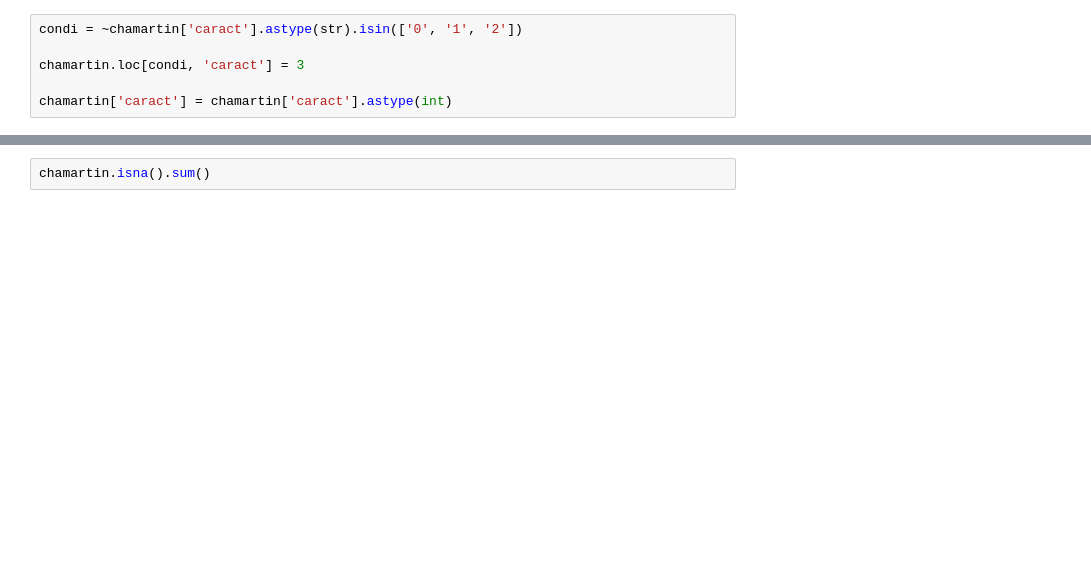
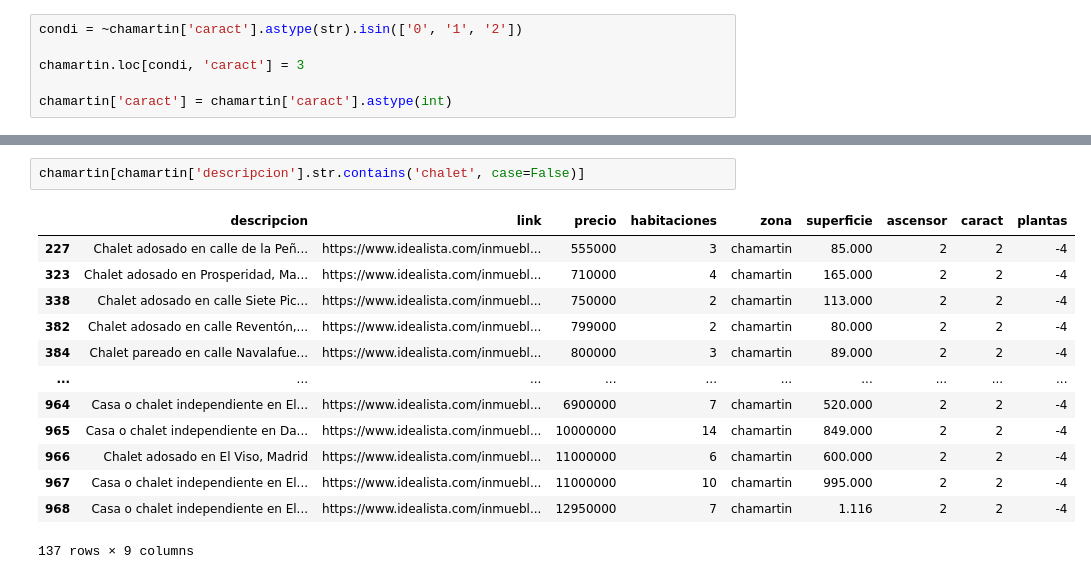
Before and after one commit to Gbau11/Analisis-de-la-vivienda-Idealista, a Jupyter notebook: jupyter/venta_madrid centro/Joins_distritos.ipynb, the cells around one changed output, grey strips where cells are left out. Saved outputs shown, nothing was run; the diff lists cells and outputs as text; blank space fills up the shorter version.

```diff
--- a/jupyter/venta_madrid centro/Joins_distritos.ipynb
+++ b/jupyter/venta_madrid centro/Joins_distritos.ipynb
@@ -284,2 +322,16 @@ chamartin
-# %%
-chamartin.isna().sum()
+# %%
+chamartin[chamartin['descripcion'].str.contains('chalet', case=False)]
+# %% [output]
+|  | descripcion | link | precio | habitaciones | zona | superficie | ascensor | caract | plantas |
+| 227 | Chalet adosado en calle de la Peñ... | https://www.idealista.com/inmuebl... | 555000 | 3 | chamartin | 85.000 | 2 | 2 | -4 |
+| 323 | Chalet adosado en Prosperidad, Ma... | https://www.idealista.com/inmuebl... | 710000 | 4 | chamartin | 165.000 | 2 | 2 | -4 |
+| 338 | Chalet adosado en calle Siete Pic... | https://www.idealista.com/inmuebl... | 750000 | 2 | chamartin | 113.000 | 2 | 2 | -4 |
+| 382 | Chalet adosado en calle Reventón,... | https://www.idealista.com/inmuebl... | 799000 | 2 | chamartin | 80.000 | 2 | 2 | -4 |
+| 384 | Chalet pareado en calle Navalafue... | https://www.idealista.com/inmuebl... | 800000 | 3 | chamartin | 89.000 | 2 | 2 | -4 |
+| ... | ... | ... | ... | ... | ... | ... | ... | ... | ... |
+| 964 | Casa o chalet independiente en El... | https://www.idealista.com/inmuebl... | 6900000 | 7 | chamartin | 520.000 | 2 | 2 | -4 |
+| 965 | Casa o chalet independiente en Da... | https://www.idealista.com/inmuebl... | 10000000 | 14 | chamartin | 849.000 | 2 | 2 | -4 |
+| 966 | Chalet adosado en El Viso, Madrid | https://www.idealista.com/inmuebl... | 11000000 | 6 | chamartin | 600.000 | 2 | 2 | -4 |
+| 967 | Casa o chalet independiente en El... | https://www.idealista.com/inmuebl... | 11000000 | 10 | chamartin | 995.000 | 2 | 2 | -4 |
+| 968 | Casa o chalet independiente en El... | https://www.idealista.com/inmuebl... | 12950000 | 7 | chamartin | 1.116 | 2 | 2 | -4 |
+137 rows × 9 columns
```
Also changed, not shown: parts of 26 cells of this notebook.
